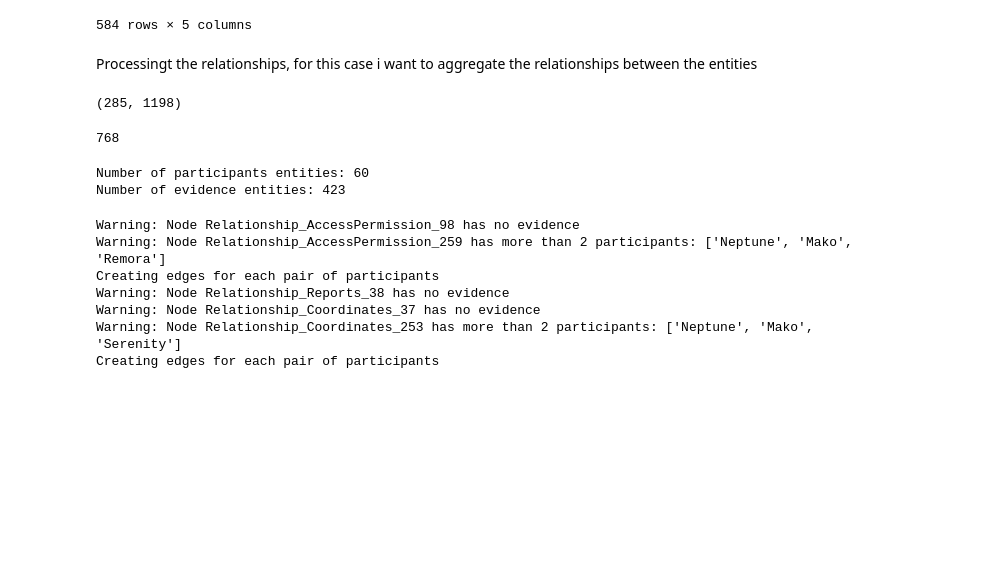
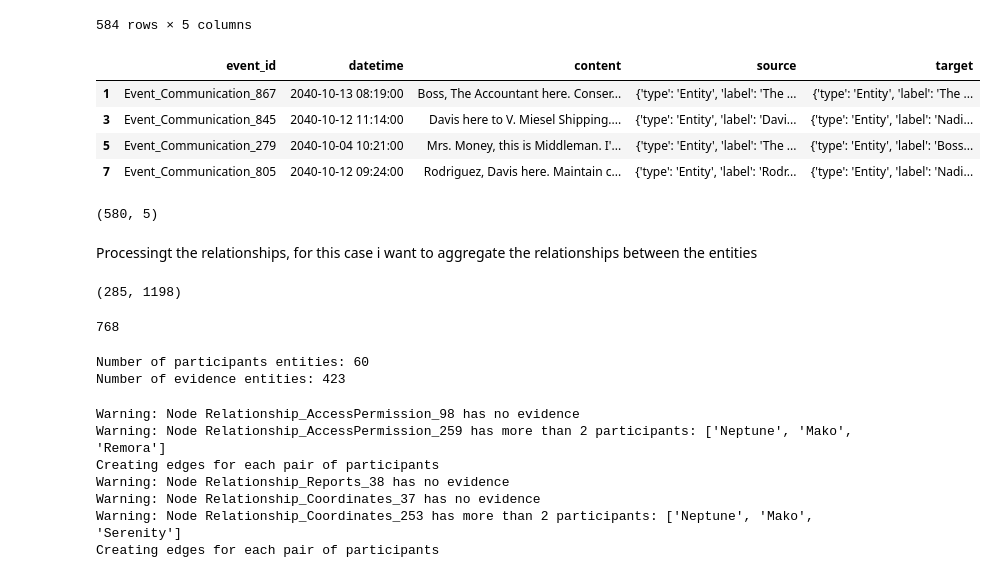
Before and after one commit to Mbaez97/vast-challenge3-2025, a Jupyter notebook: notebooks/question3.ipynb, the cells around one changed output. Cells and saved outputs as stored; diff of their text form; code cells hidden in the pictures; blank space fills up the shorter version.

```diff
--- a/notebooks/question3.ipynb
+++ b/notebooks/question3.ipynb
@@ -469,6 +469,24 @@ messages_df
 | 582 | Event_Communication_1001 | 2040-10-14 13:34:00 | Knowles, Mako here. Proceed to so... | {'type': 'Entity', 'label': 'Know... | {'type': 'Entity', 'label': 'Davi... |
 | 583 | Event_Communication_1003 | 2040-10-14 13:35:00 | Davis, this is Knowles. Approachi... | {'type': 'Entity', 'label': 'Know... | {'type': 'Entity', 'label': 'Davi... |
 584 rows × 5 columns
+# %%
+# I want to now the duplicated messages by content
+duplicated_messages = messages_df[messages_df.duplicated(subset=['content'], keep=False)]
+duplicated_messages = duplicated_messages.sort_values(by='content').reset_index(drop=True)
+deleted_messages = duplicated_messages[duplicated_messages['event_id'].isin(['Event_Communication_867', 'Event_Communication_845', 'Event_Communication_279', 'Event_Communication_805'])]
+# %%
+deleted_messages
+# %% [output]
+|  | event_id | datetime | content | source | target |
+| 1 | Event_Communication_867 | 2040-10-13 08:19:00 | Boss, The Accountant here. Conser... | {'type': 'Entity', 'label': 'The ... | {'type': 'Entity', 'label': 'The ... |
+| 3 | Event_Communication_845 | 2040-10-12 11:14:00 | Davis here to V. Miesel Shipping.... | {'type': 'Entity', 'label': 'Davi... | {'type': 'Entity', 'label': 'Nadi... |
+| 5 | Event_Communication_279 | 2040-10-04 10:21:00 | Mrs. Money, this is Middleman. I'... | {'type': 'Entity', 'label': 'The ... | {'type': 'Entity', 'label': 'Boss... |
+| 7 | Event_Communication_805 | 2040-10-12 09:24:00 | Rodriguez, Davis here. Maintain c... | {'type': 'Entity', 'label': 'Rodr... | {'type': 'Entity', 'label': 'Nadi... |
+# %%
+messages_df = messages_df[~messages_df['event_id'].isin(deleted_messages['event_id'])].reset_index(drop=True)
+messages_df.shape
+# %% [output]
+(580, 5)
 # %%
 def convert(obj):
     if isinstance(obj, dict):
```
Also changed, not shown: parts of 1 cell of this notebook, 1 other file.
